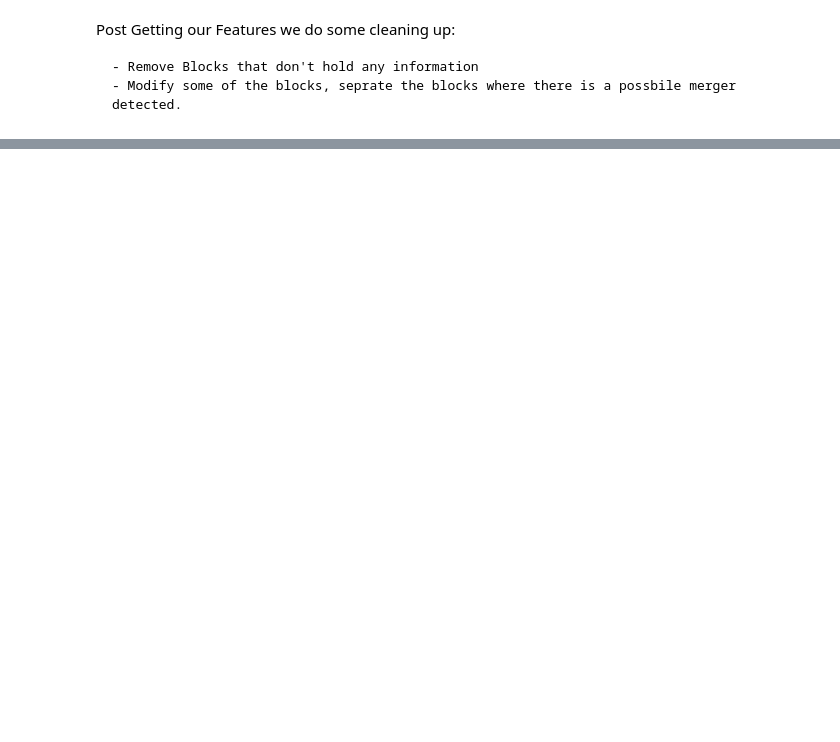
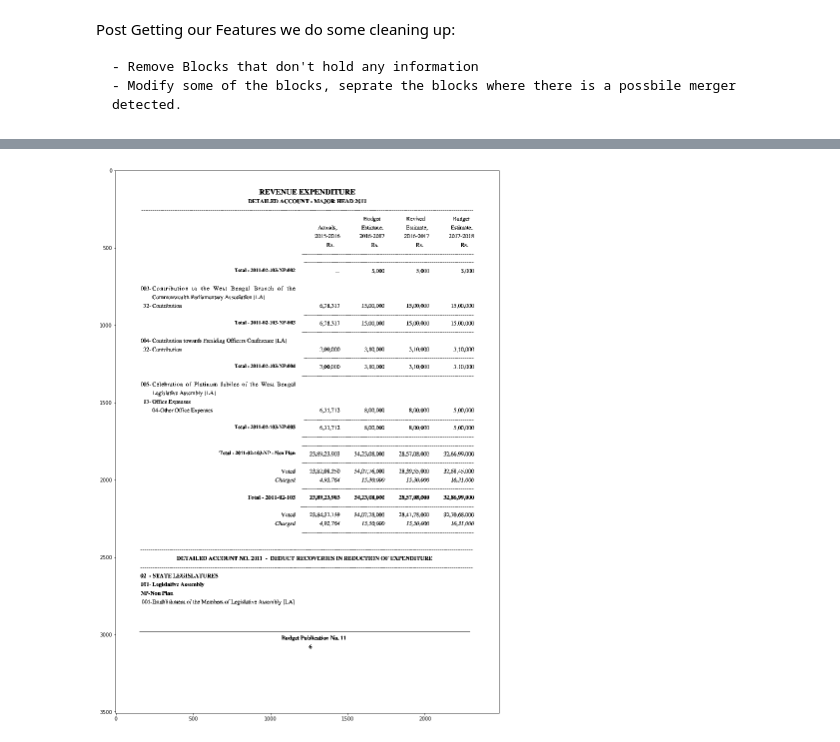
Before and after one commit to cbgaindia/parsers, a Jupyter notebook: research/PDF To CSV Pipeline - Combining the blocks.ipynb, the cells around one changed output, grey strips where cells are left out. Drawn from its saved outputs; the diff is of its cells as text; code cells hidden in the pictures; blank space fills up the shorter version.

```diff
--- a/research/PDF To CSV Pipeline - Combining the blocks.ipynb
+++ b/research/PDF To CSV Pipeline - Combining the blocks.ipynb
@@ -252,3 +65,0 @@ class BlockFeatureGenerator(object):
-# %%
-feature_extractor = BlockFeatureGenerator(img_page, horizontal_ratio, vertical_ratio, 2, pdf_file_path, (20,25))
-block_features = feature_extractor.generate()
@@ -266,3 +241,31 @@ Post Getting our Features we do some cleaning up:
 
     - Remove Blocks that don't hold any information
     - Modify some of the blocks, seprate the blocks where there is a possbile merger detected.
+# %%
+def filter_unwanted_blocks(block_features):
+    # remove blank blocks
+    filtered_block_features = block_features[block_features.text_length != 0]
+    # remove footer
+    return filtered_block_features[filtered_block_features.top < (block_features.top.max() * .95)]
+
+
+def separate_blocks(block_features):
+    processed_blocks = pd.DataFrame()
+    for index, row in block_features.iterrows():
+        splitted_row = []
+        if row.possible_row_merger == True:
+            for index, value in enumerate(row.text.split('\n')):
+                new_row = {}
+                for col in row.index:
+                    new_row[col] = row[col]
+                new_height = row.height // len(row.text.split('\n'))
+                new_row['height'] = new_height
+                new_row['top'] = row.top + (index * new_height)
+                new_row['bottom'] = new_row['top'] + new_height
+                new_row['text'] = value
+                new_row['possible_row_merger'] = False
+                splitted_row.append(new_row)
+            processed_blocks = processed_blocks.append(splitted_row)
+        else:
+            processed_blocks = processed_blocks.append(row)
+    return processed_blocks
@@ -268,0 +676,4 @@ Post Getting our Features we do some cleaning up:
+# %%
+plot_page(img_page)
+# %% [output]
+[figure, added]
```
Also changed, not shown: parts of 31 cells of this notebook.
